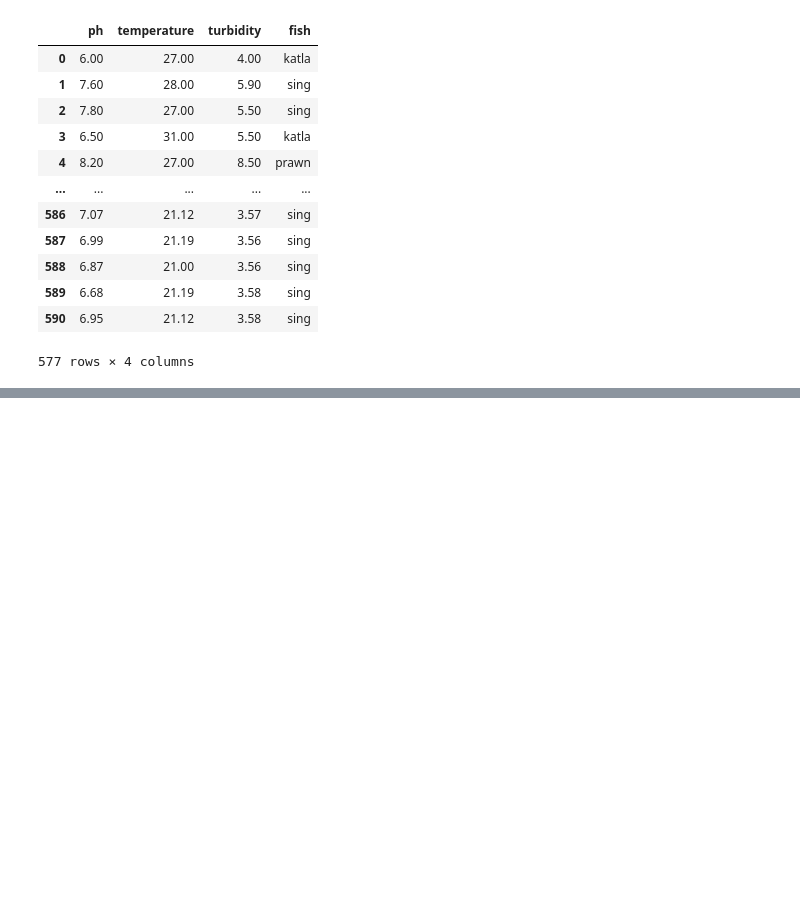
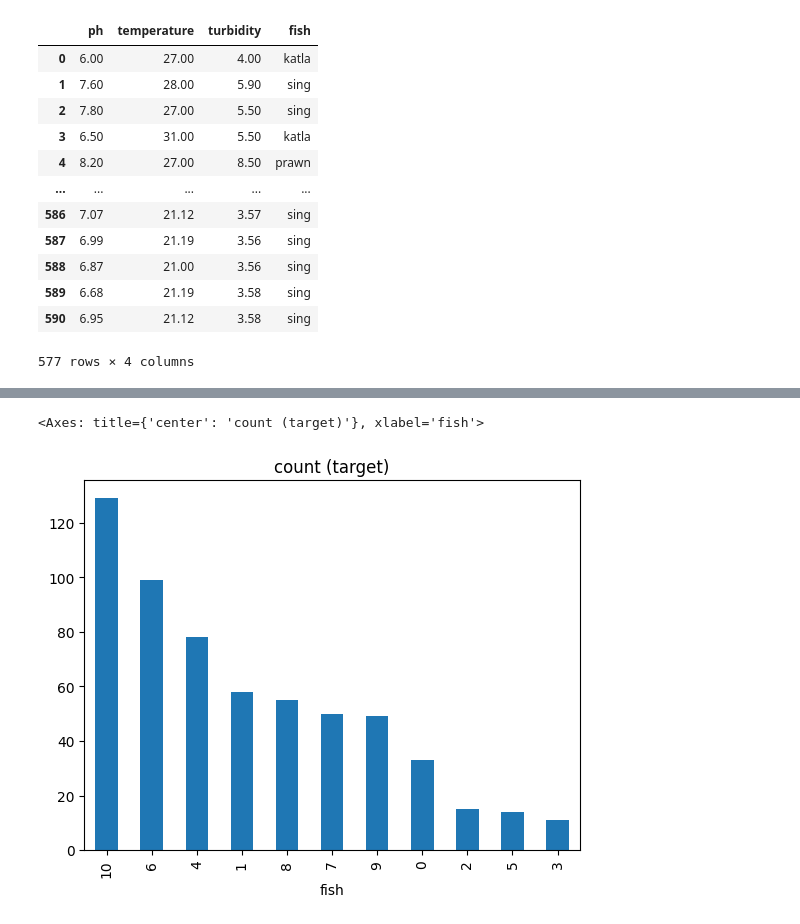
Before and after one commit to vvrgit/Aquaculture, a Jupyter notebook: Aquaculture_Data_Preprocessing_Fish_Species.ipynb, the cells around one changed output, grey strips where cells are left out. Saved outputs shown, nothing was run; the diff lists cells and outputs as text; code cells hidden in the pictures; blank space fills up the shorter version.

```diff
--- a/Aquaculture_Data_Preprocessing_Fish_Species.ipynb
+++ b/Aquaculture_Data_Preprocessing_Fish_Species.ipynb
@@ -198,3 +198,6 @@ data
 # %%
 file_name = 'Aqua-Data.xlsx'
 data.to_excel(file_name)
+# %%
+data=pd.read_csv("/content/realfishdataset - Kaggle - numerical-class.csv")
+data.head()
@@ -200,0 +267,5 @@ data.to_excel(file_name)
+# %%
+data['fish'].value_counts().plot(kind='bar', title='count (target)')
+# %% [output]
+<Axes: title={'center': 'count (target)'}, xlabel='fish'>
+[figure, added]
```
Also changed, not shown: parts of 6 cells of this notebook.
